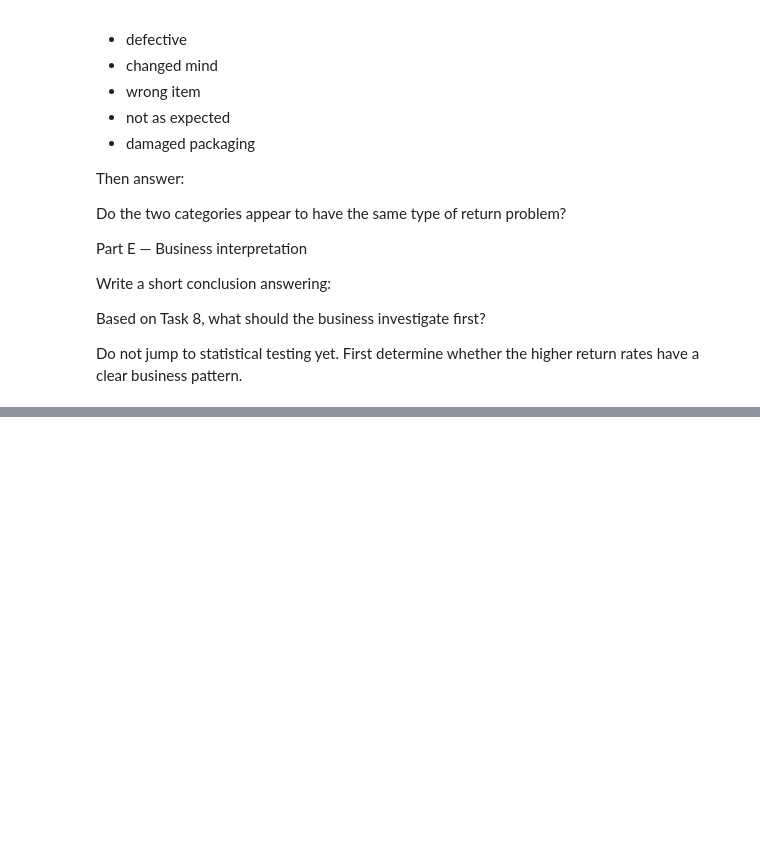
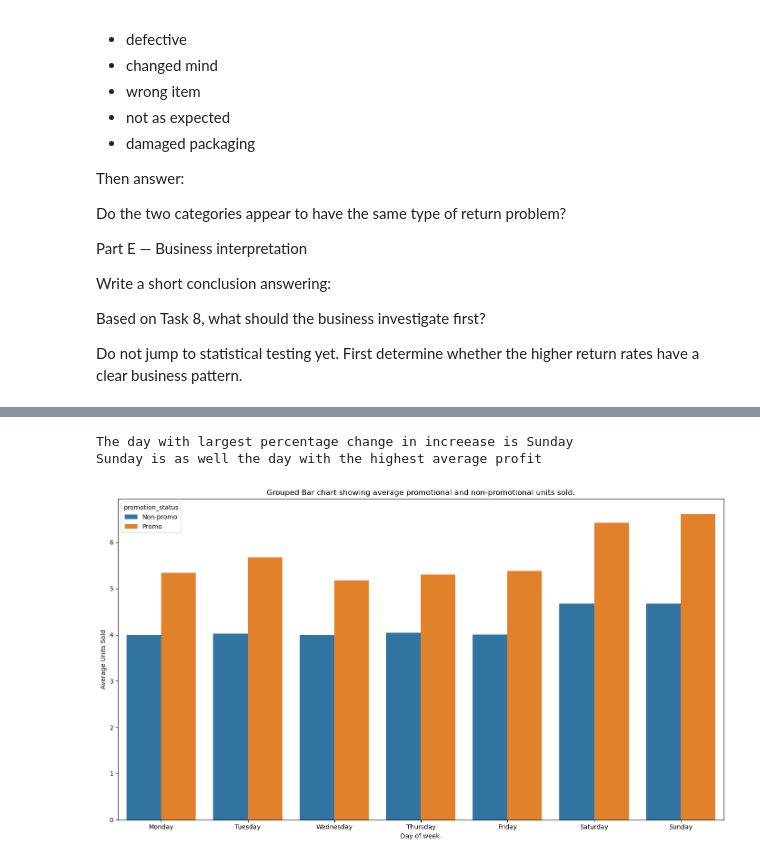
Before and after one commit to stilyan91/Data-Science-Learning-Journey, a Jupyter notebook: EDA/Retail Performance Analysis.ipynb, the cells around one changed output, grey strips where cells are left out. Cells and saved outputs as stored; diff of their text form; code cells hidden in the pictures; blank space fills up the shorter version.

```diff
--- a/EDA/Retail Performance Analysis.ipynb
+++ b/EDA/Retail Performance Analysis.ipynb
@@ -1390,0 +1872,12 @@ Based on these findings, I would first investigate product handling and packagin
+# %%
+day_of_week_summary = df_sales_merged.groupby(['day_of_week','promotion_flag']).agg(
+    average_units_sold = ('units_sold', 'mean'),
+    average_profit = ('profit_gbp', 'mean'),
+    number_of_records = ('promotion_flag', 'count')
+)
+
+units = day_of_week_summary['average_units_sold'].unstack('promotion_flag')
+units['pct_change'] = (
+    (units[True] - units[False]) / units[False]
+) * 100
+units
@@ -1390,0 +1894,21 @@ Based on these findings, I would first investigate product handling and packagin
+# %%
+print(f"The day with largest percentage change in increease is {units['pct_change'].idxmax()}")
+print(f"{day_of_week_summary.loc[pd.IndexSlice[:,True],'average_profit'].idxmax()[0]} is as well the day with the highest average profit")
+plot_data = day_of_week_summary.reset_index()
+
+plot_data['promotion_status'] = plot_data['promotion_flag'].replace({
+    False: "Non-promo",
+    True: "Promo"
+})
+
+plt.figure(figsize=(14,8))
+sns.barplot(data=plot_data, x='day_of_week', y='average_units_sold', hue='promotion_status',order=['Monday', 'Tuesday', 'Wednesday', 'Thursday', 'Friday', 'Saturday', 'Sunday'])
+plt.title("Grouped Bar chart showing average promotional and non-promotional units sold.")
+plt.xlabel("Day of week.")
+plt.ylabel('Average Units Sold')
+plt.tight_layout()
+plt.show()
+# %% [output]
+The day with largest percentage change in increease is Sunday
+Sunday is as well the day with the highest average profit
+[figure, added]
```
Also changed, not shown: parts of 31 cells of this notebook.
